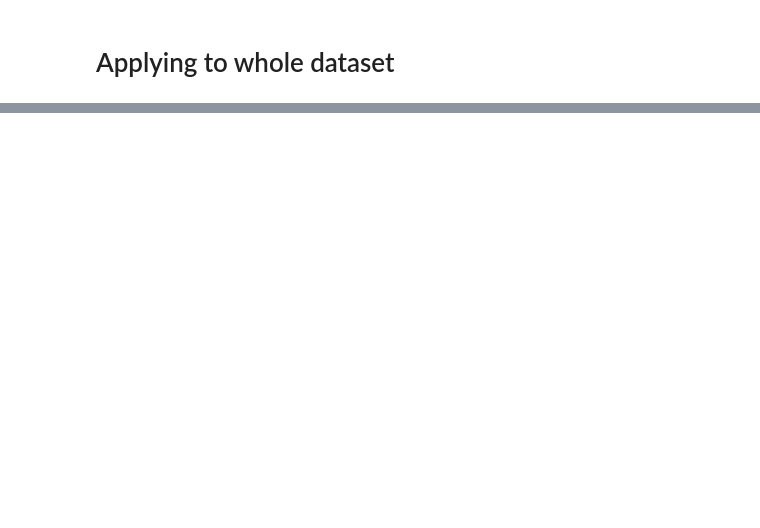
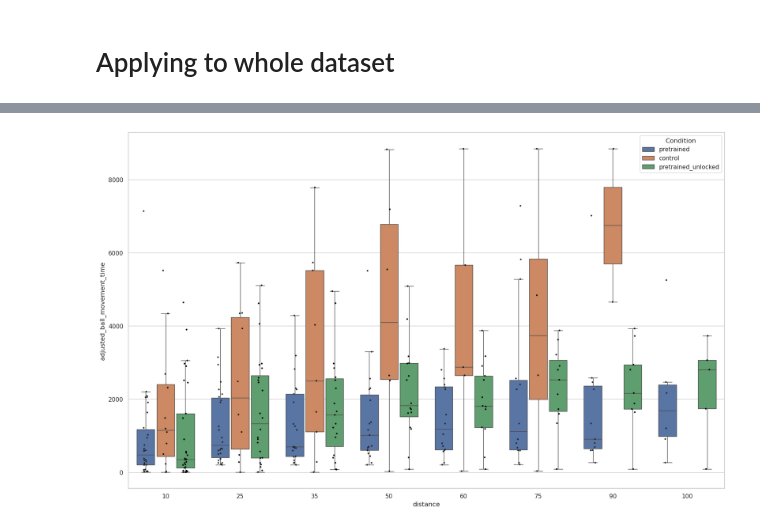
Before and after one commit to NeLy-EPFL/Tracking_Analysis, a Jupyter notebook: MazeRecorder/Analysis/F1_Sleap.ipynb, the cells around one changed output, grey strips where cells are left out. Drawn from its saved outputs; the diff is of its cells as text; code cells hidden in the pictures; blank space fills up the shorter version.

```diff
--- a/MazeRecorder/Analysis/F1_Sleap.ipynb
+++ b/MazeRecorder/Analysis/F1_Sleap.ipynb
@@ -297,0 +897,22 @@ Name: count, dtype: int64
+# %%
+
+# Set the theme and style
+sns.set_theme(rc={'figure.figsize':(20,12)})
+sns.set_style("whitegrid")
+
+# Create the boxplot with larger boxes
+jitterbox = sns.boxplot(x="distance", y="adjusted_ball_movement_time", hue="condition", data=new_df, gap = 0.1, fliersize=0)
+
+# Overlay the strip plot with jittered points
+jitterbox = sns.stripplot(x="distance", y="adjusted_ball_movement_time", hue="condition", color="black", data=new_df, dodge=True, jitter=0.1, size=3)
+
+# Adjust the legend to avoid duplication
+handles, labels = plt.gca().get_legend_handles_labels()
+plt.legend(handles[0:len(handles)//2], labels[0:len(labels)//2], title="Condition")
+
+# Make a second plot on the side with the distribution of the data based on "ball_directions
+
+# Show the plot
+plt.show()
+# %% [output]
+[figure, added]
```
Also changed, not shown: parts of 54 cells of this notebook, 1 other file.
